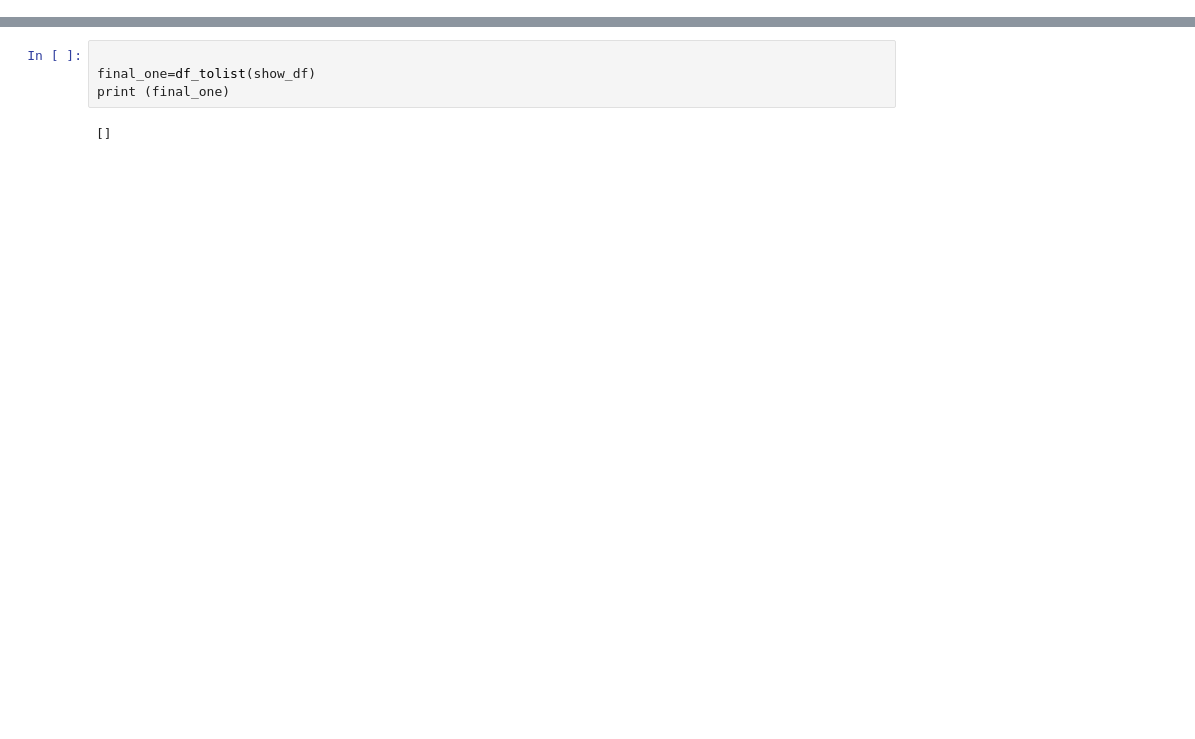
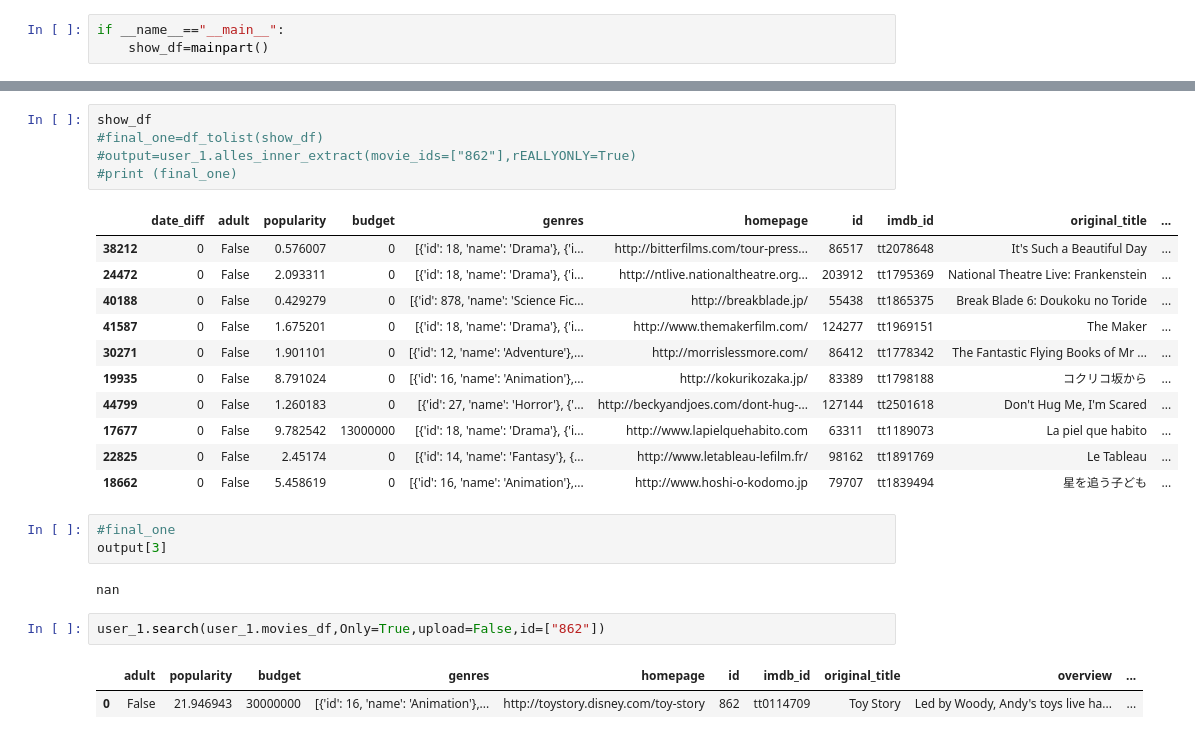
Before and after one commit to zachkklein/Movie-Finder, a Jupyter notebook: control_part2.ipynb, the cells around one changed output, grey strips where cells are left out. Saved outputs shown, nothing was run; the diff lists cells and outputs as text; blank space fills up the shorter version.

```diff
--- a/control_part2.ipynb
+++ b/control_part2.ipynb
@@ -50,0 +93,3 @@ show_df=mainpart()
+# %%
+if __name__=="__main__":
+    show_df=mainpart()
@@ -51,6 +115,27 @@ show_df=mainpart()
 # %%
-
-final_one=df_tolist(show_df)
-print (final_one)
+show_df
+#final_one=df_tolist(show_df)
+#output=user_1.alles_inner_extract(movie_ids=["862"],rEALLYONLY=True)
+#print (final_one)
 # %% [output]
-[]
+|  | date_diff | adult | popularity | budget | genres | homepage | id | imdb_id | original_title | ... |
+| 38212 | 0 | False | 0.576007 | 0 | [{'id': 18, 'name': 'Drama'}, {'i... | http://bitterfilms.com/tour-press... | 86517 | tt2078648 | It's Such a Beautiful Day | ... |
+| 24472 | 0 | False | 2.093311 | 0 | [{'id': 18, 'name': 'Drama'}, {'i... | http://ntlive.nationaltheatre.org... | 203912 | tt1795369 | National Theatre Live: Frankenstein | ... |
+| 40188 | 0 | False | 0.429279 | 0 | [{'id': 878, 'name': 'Science Fic... | http://breakblade.jp/ | 55438 | tt1865375 | Break Blade 6: Doukoku no Toride | ... |
+| 41587 | 0 | False | 1.675201 | 0 | [{'id': 18, 'name': 'Drama'}, {'i... | http://www.themakerfilm.com/ | 124277 | tt1969151 | The Maker | ... |
+| 30271 | 0 | False | 1.901101 | 0 | [{'id': 12, 'name': 'Adventure'},... | http://morrislessmore.com/ | 86412 | tt1778342 | The Fantastic Flying Books of Mr ... | ... |
+| 19935 | 0 | False | 8.791024 | 0 | [{'id': 16, 'name': 'Animation'},... | http://kokurikozaka.jp/ | 83389 | tt1798188 | コクリコ坂から | ... |
+| 44799 | 0 | False | 1.260183 | 0 | [{'id': 27, 'name': 'Horror'}, {'... | http://beckyandjoes.com/dont-hug-... | 127144 | tt2501618 | Don't Hug Me, I'm Scared | ... |
+| 17677 | 0 | False | 9.782542 | 13000000 | [{'id': 18, 'name': 'Drama'}, {'i... | http://www.lapielquehabito.com | 63311 | tt1189073 | La piel que habito | ... |
+| 22825 | 0 | False | 2.45174 | 0 | [{'id': 14, 'name': 'Fantasy'}, {... | http://www.letableau-lefilm.fr/ | 98162 | tt1891769 | Le Tableau | ... |
+| 18662 | 0 | False | 5.458619 | 0 | [{'id': 16, 'name': 'Animation'},... | http://www.hoshi-o-kodomo.jp | 79707 | tt1839494 | 星を追う子ども | ... |
+# %%
+#final_one
+output[3]
+# %% [output]
+nan
+# %%
+user_1.search(user_1.movies_df,Only=True,upload=False,id=["862"])
+# %% [output]
+|  | adult | popularity | budget | genres | homepage | id | imdb_id | original_title | overview | ... |
+| 0 | False | 21.946943 | 30000000 | [{'id': 16, 'name': 'Animation'},... | http://toystory.disney.com/toy-story | 862 | tt0114709 | Toy Story | Led by Woody, Andy's toys live ha... | ... |
```
Also changed, not shown: parts of 3 cells of this notebook.
